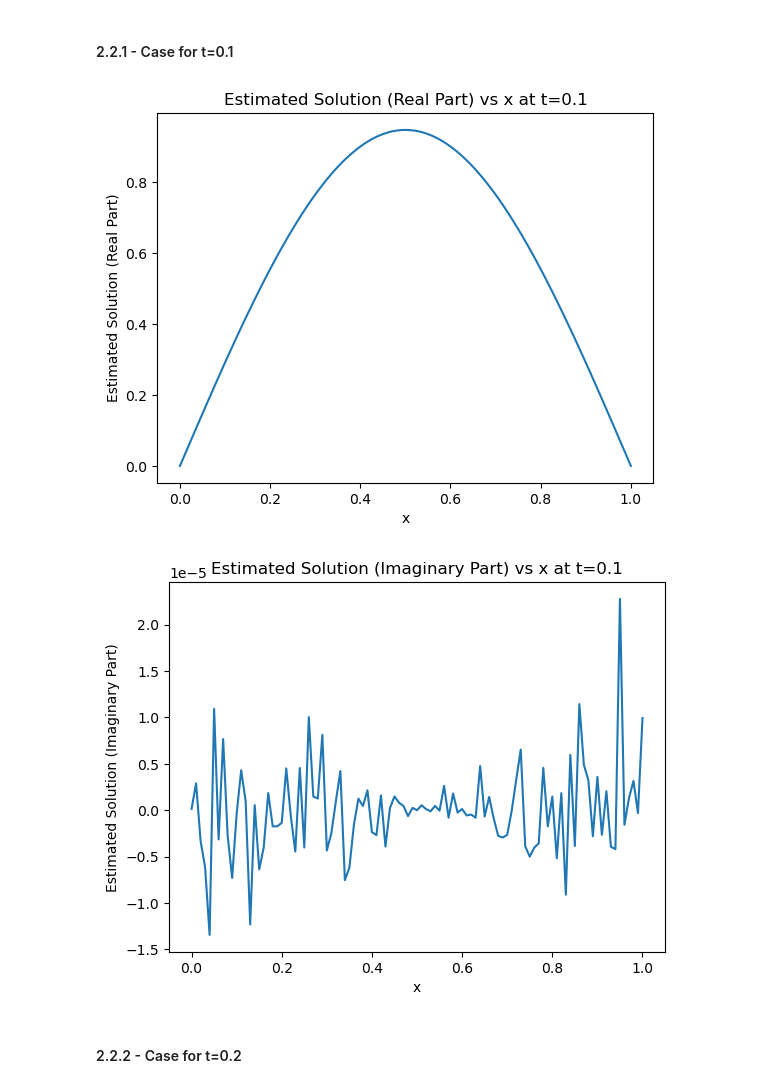
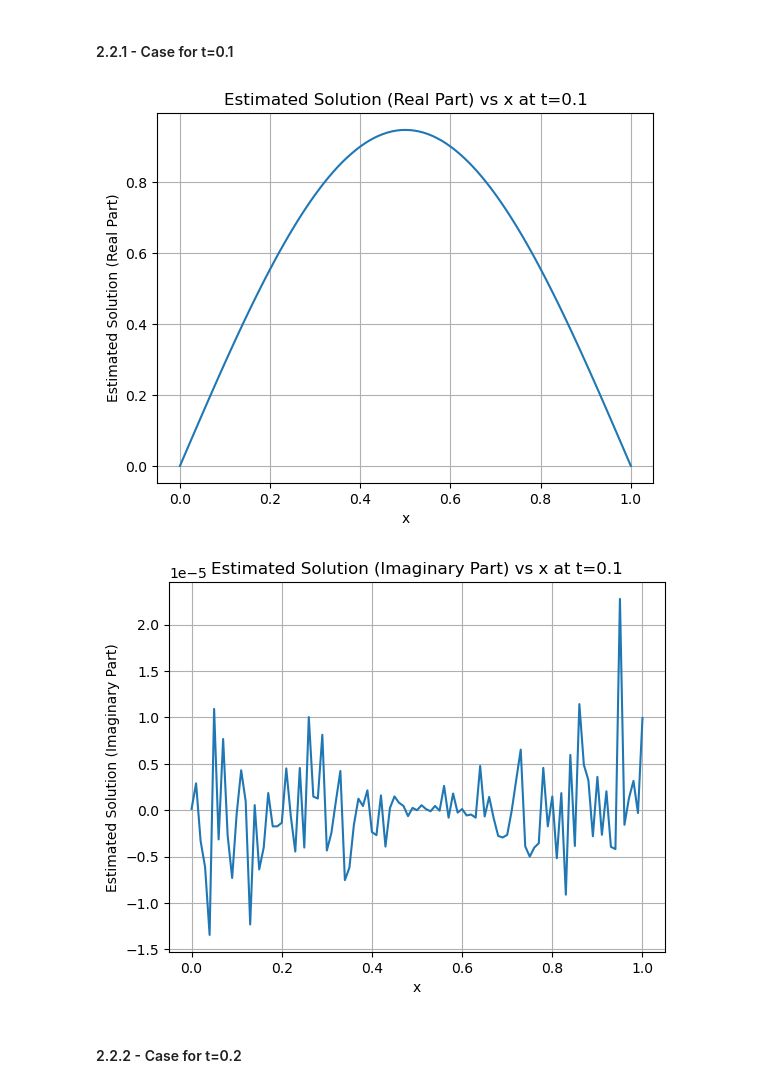
Before and after one commit to chanjuanyin/Nonlinear_Wave_simulations, a Jupyter notebook: Simulation_13/Plot_history_1.ipynb, the cells around one changed output. Drawn from its saved outputs; the diff is of its cells as text; code cells hidden in the pictures.

```diff
--- a/Simulation_13/Plot_history_1.ipynb
+++ b/Simulation_13/Plot_history_1.ipynb
@@ -59,15 +59,16 @@ for file_name in os_listdir:
 # %%
 data_array = np_dictionary["monte_carlo_real"].to_numpy()
 estimated_solution_vs_x = data_array[1, :].flatten()
 # To ChatGPT: The above line extracts the estimated solution at t=0.1 for all x values.
 x_values = np.linspace(0, 1, data_array.shape[1])
 plt.plot(x_values, estimated_solution_vs_x)
 plt.xlabel('x')
 plt.ylabel('Estimated Solution (Real Part)')
 plt.title('Estimated Solution (Real Part) vs x at t=0.1')
+plt.grid(True)
 plt.show()
 # %% [output]
-[figure, old version]
+[figure, new version]
 # %%
 data_array = np_dictionary["monte_carlo_imag"].to_numpy()
 estimated_solution_vs_x = data_array[1, :].flatten()
@@ -77,9 +78,10 @@ plt.plot(x_values, estimated_solution_vs_x)
 plt.xlabel('x')
 plt.ylabel('Estimated Solution (Imaginary Part)')
 plt.title('Estimated Solution (Imaginary Part) vs x at t=0.1')
+plt.grid(True)
 plt.show()
 # %% [output]
-[figure, old version]
+[figure, new version]
 # %% [markdown]
 <a name='2-2-2'></a>
 #### 2.2.2 - Case for t=0.2
```
Also changed, not shown: parts of 5 cells of this notebook, 1 other file.
